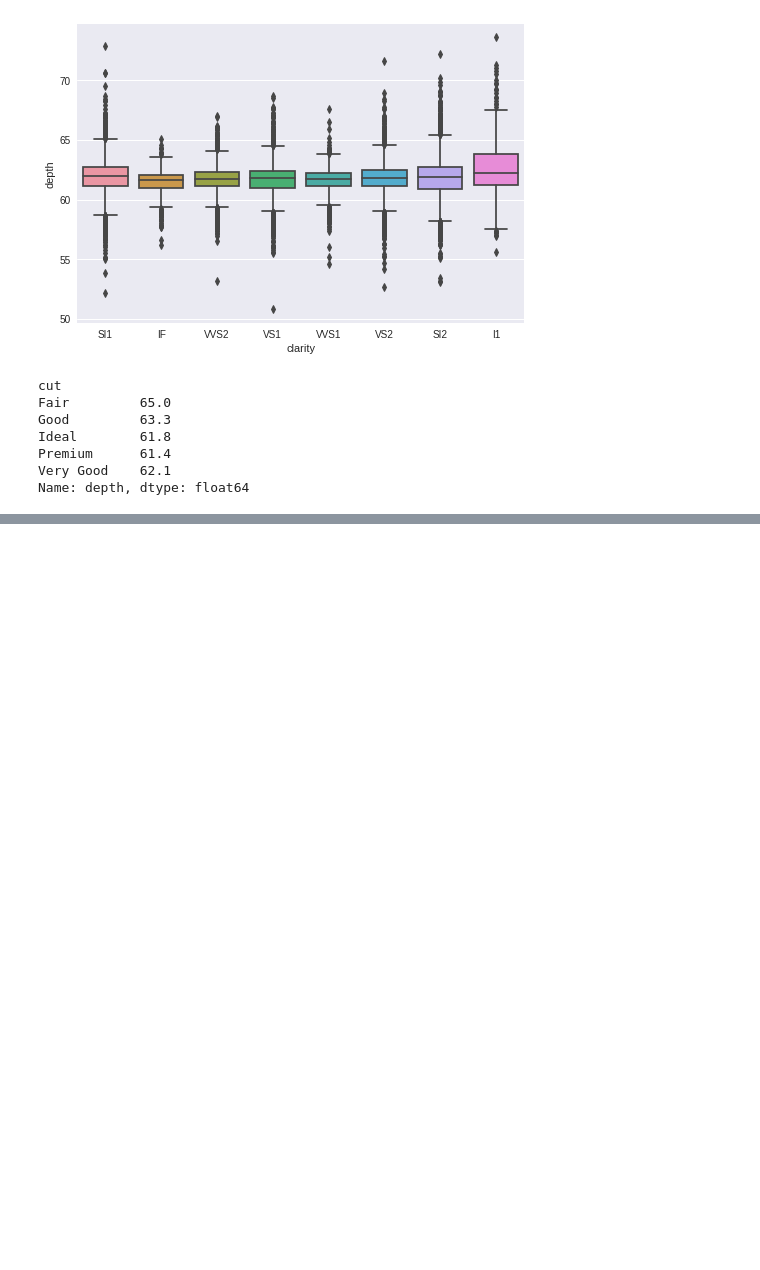
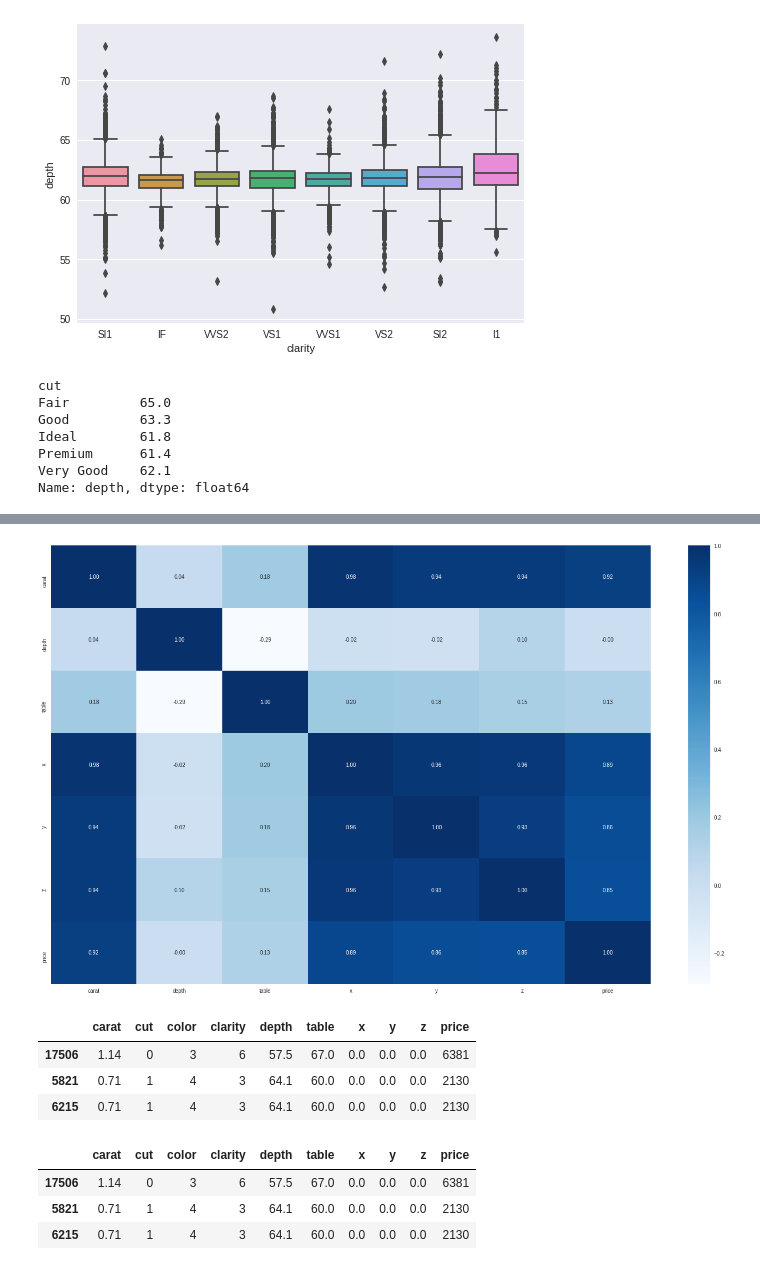
Before and after one commit to sarang-manohar/hogwarts, a Jupyter notebook: academia/predictiveModeling/code/linear_regression_cubic_zirconia.ipynb, the cells around one changed output, grey strips where cells are left out. Saved outputs shown, nothing was run; the diff lists cells and outputs as text; code cells hidden in the pictures; blank space fills up the shorter version.

```diff
--- a/academia/predictiveModeling/code/linear_regression_cubic_zirconia.ipynb
+++ b/academia/predictiveModeling/code/linear_regression_cubic_zirconia.ipynb
@@ -353,0 +359,21 @@ for i in df_cat.columns: sns.countplot(df_cat[i]); plt.show()
+# %%
+fig = plt.subplots(figsize=(25, 15))
+
+corr = df_v2_cnt.corr(method='pearson')
+sns.heatmap(df_v2_cnt.corr(), annot=True,fmt='.2f',cmap='Blues'); plt.show()
+# %% [output]
+[figure, added]
+# %%
+df_v2[(df_v2['x']==0)]
+# %% [output]
+|  | carat | cut | color | clarity | depth | table | x | y | z | price |
+| 17506 | 1.14 | 0 | 3 | 6 | 57.5 | 67.0 | 0.0 | 0.0 | 0.0 | 6381 |
+| 5821 | 0.71 | 1 | 4 | 3 | 64.1 | 60.0 | 0.0 | 0.0 | 0.0 | 2130 |
+| 6215 | 0.71 | 1 | 4 | 3 | 64.1 | 60.0 | 0.0 | 0.0 | 0.0 | 2130 |
+# %%
+df_v2[(df_v2['y']==0)]
+# %% [output]
+|  | carat | cut | color | clarity | depth | table | x | y | z | price |
+| 17506 | 1.14 | 0 | 3 | 6 | 57.5 | 67.0 | 0.0 | 0.0 | 0.0 | 6381 |
+| 5821 | 0.71 | 1 | 4 | 3 | 64.1 | 60.0 | 0.0 | 0.0 | 0.0 | 2130 |
+| 6215 | 0.71 | 1 | 4 | 3 | 64.1 | 60.0 | 0.0 | 0.0 | 0.0 | 2130 |
```
Also changed, not shown: parts of 68 cells of this notebook.
